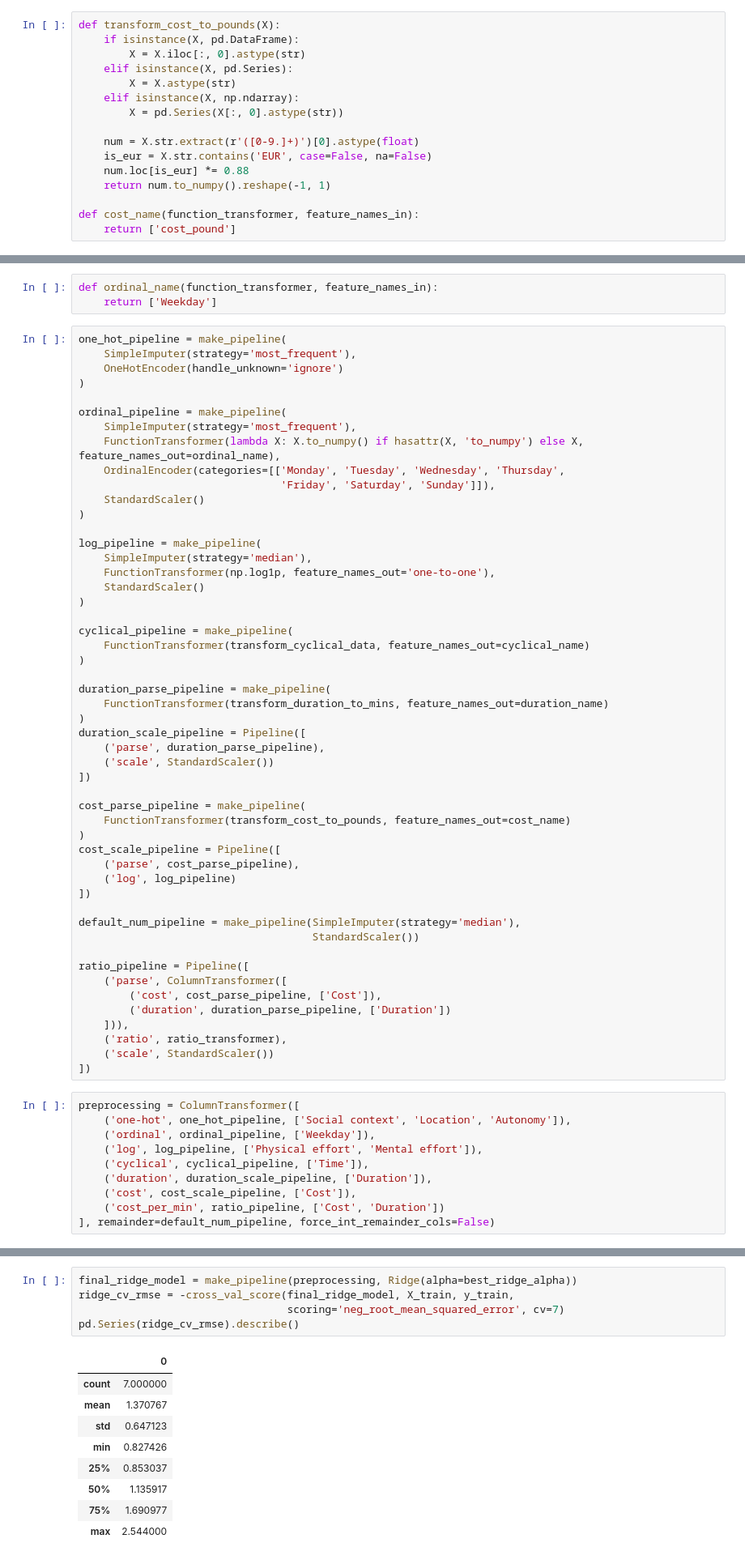
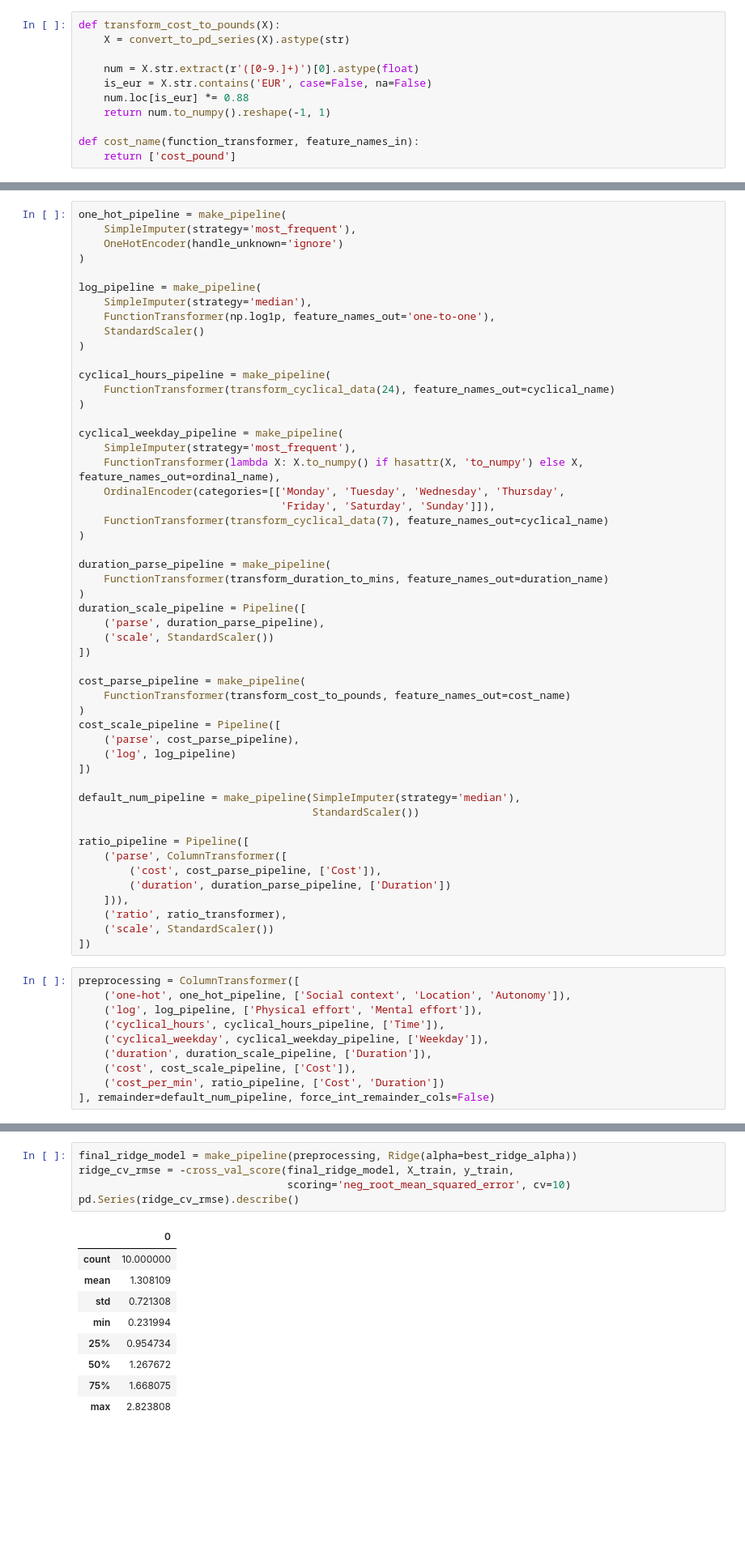
Before and after one commit to mikhail-mat/activity-satisfaction, a Jupyter notebook: model.ipynb, the cells around one changed output, grey strips where cells are left out. Shown at 81% size. Saved outputs shown, nothing was run; the diff lists cells and outputs as text; blank space fills up the shorter version.

```diff
--- a/model.ipynb
+++ b/model.ipynb
@@ -170,12 +172,7 @@ def duration_name(function_transformer, feature_names_in):
     return ['duration_min']
 # %%
 def transform_cost_to_pounds(X):
-    if isinstance(X, pd.DataFrame):
-        X = X.iloc[:, 0].astype(str)
-    elif isinstance(X, pd.Series):
-        X = X.astype(str)
-    elif isinstance(X, np.ndarray):
-        X = pd.Series(X[:, 0].astype(str))
+    X = convert_to_pd_series(X).astype(str)
 
     num = X.str.extract(r'([0-9.]+)')[0].astype(float)
     is_eur = X.str.contains('EUR', case=False, na=False)
@@ -198,21 +195,10 @@ def compute_ratio(X):
     return (x1 / x2_safe).reshape(-1, 1)
 
 ratio_transformer = make_pipeline(FunctionTransformer(compute_ratio, feature_names_out=ratio_name))
-# %%
-def ordinal_name(function_transformer, feature_names_in):
-    return ['Weekday']
 # %%
 one_hot_pipeline = make_pipeline(
     SimpleImputer(strategy='most_frequent'),
     OneHotEncoder(handle_unknown='ignore')
-)
-
-ordinal_pipeline = make_pipeline(
-    SimpleImputer(strategy='most_frequent'),
-    FunctionTransformer(lambda X: X.to_numpy() if hasattr(X, 'to_numpy') else X, feature_names_out=ordinal_name),
-    OrdinalEncoder(categories=[['Monday', 'Tuesday', 'Wednesday', 'Thursday',
-                                'Friday', 'Saturday', 'Sunday']]),
-    StandardScaler()
 )
 
 log_pipeline = make_pipeline(
@@ -221,8 +207,16 @@ log_pipeline = make_pipeline(
     StandardScaler()
 )
 
-cyclical_pipeline = make_pipeline(
-    FunctionTransformer(transform_cyclical_data, feature_names_out=cyclical_name)
+cyclical_hours_pipeline = make_pipeline(
+    FunctionTransformer(transform_cyclical_data(24), feature_names_out=cyclical_name)
+)
+
+cyclical_weekday_pipeline = make_pipeline(
+    SimpleImputer(strategy='most_frequent'),
+    FunctionTransformer(lambda X: X.to_numpy() if hasattr(X, 'to_numpy') else X, feature_names_out=ordinal_name),
+    OrdinalEncoder(categories=[['Monday', 'Tuesday', 'Wednesday', 'Thursday',
+                                'Friday', 'Saturday', 'Sunday']]),
+    FunctionTransformer(transform_cyclical_data(7), feature_names_out=cyclical_name)
 )
 
 duration_parse_pipeline = make_pipeline(
@@ -255,9 +249,9 @@ ratio_pipeline = Pipeline([
 # %%
 preprocessing = ColumnTransformer([
     ('one-hot', one_hot_pipeline, ['Social context', 'Location', 'Autonomy']),
-    ('ordinal', ordinal_pipeline, ['Weekday']),
     ('log', log_pipeline, ['Physical effort', 'Mental effort']),
-    ('cyclical', cyclical_pipeline, ['Time']),
+    ('cyclical_hours', cyclical_hours_pipeline, ['Time']),
+    ('cyclical_weekday', cyclical_weekday_pipeline, ['Weekday']),
     ('duration', duration_scale_pipeline, ['Duration']),
     ('cost', cost_scale_pipeline, ['Cost']),
     ('cost_per_min', ratio_pipeline, ['Cost', 'Duration'])
@@ -352,18 +343,18 @@ best alpha: 10.0
 # %%
 final_ridge_model = make_pipeline(preprocessing, Ridge(alpha=best_ridge_alpha))
 ridge_cv_rmse = -cross_val_score(final_ridge_model, X_train, y_train,
-                                 scoring='neg_root_mean_squared_error', cv=7)
+                                 scoring='neg_root_mean_squared_error', cv=10)
 pd.Series(ridge_cv_rmse).describe()
 # %% [output]
 |  | 0 |
-| count | 7.000000 |
-| mean | 1.370767 |
-| std | 0.647123 |
-| min | 0.827426 |
-| 25% | 0.853037 |
-| 50% | 1.135917 |
-| 75% | 1.690977 |
-| max | 2.544000 |
+| count | 10.000000 |
+| mean | 1.308109 |
+| std | 0.721308 |
+| min | 0.231994 |
+| 25% | 0.954734 |
+| 50% | 1.267672 |
+| 75% | 1.668075 |
+| max | 2.823808 |
 dtype: float64
 # %%
 lasso_model = make_pipeline(
```
Also changed, not shown: parts of 28 cells of this notebook.
